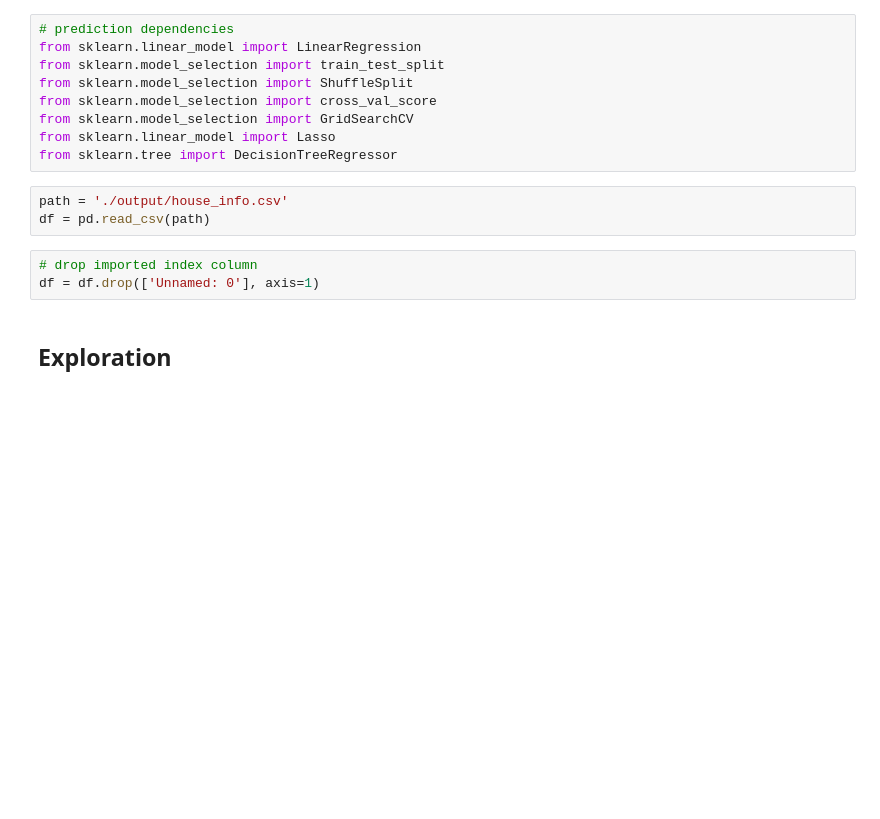
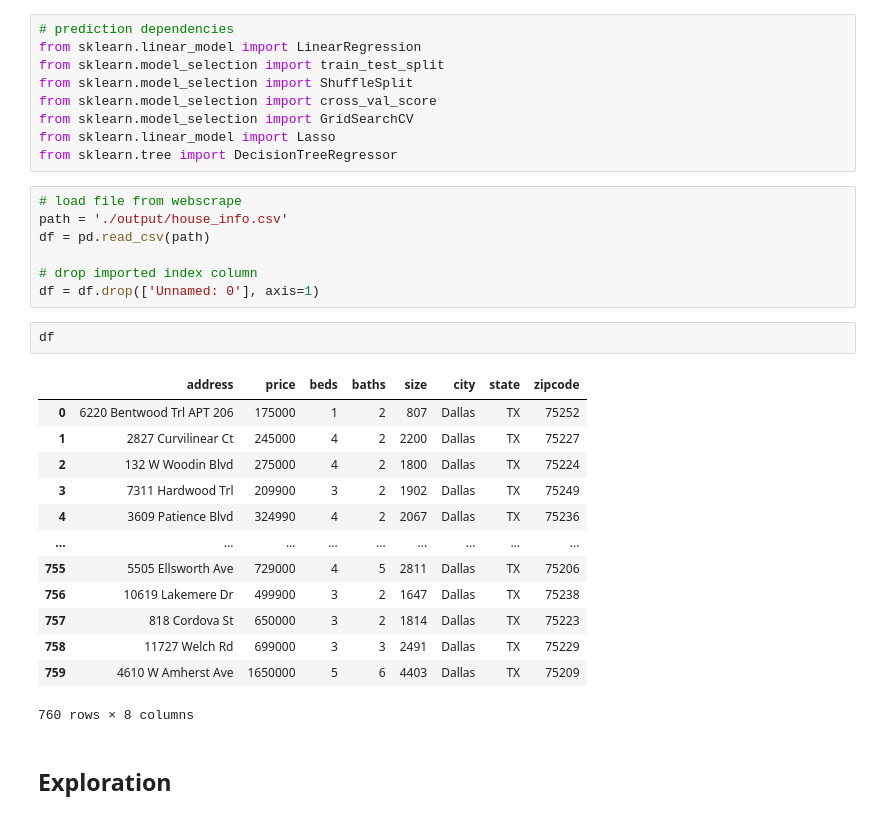
Before and after one commit to Mvhaynes/dallas-house-prices, a Jupyter notebook: dallas_housing_market.ipynb, the cells around one changed output. Cells and saved outputs as stored; diff of their text form; blank space fills up the shorter version.

```diff
--- a/dallas_housing_market.ipynb
+++ b/dallas_housing_market.ipynb
@@ -17,12 +17,29 @@ from sklearn.model_selection import cross_val_score
 from sklearn.model_selection import GridSearchCV
 from sklearn.linear_model import Lasso
 from sklearn.tree import DecisionTreeRegressor
-# %%
-path = './output/house_info.csv'
-df = pd.read_csv(path)
 # %%
+# load file from webscrape
+path = './output/house_info.csv'
+df = pd.read_csv(path)
+
 # drop imported index column
 df = df.drop(['Unnamed: 0'], axis=1)
+# %%
+df
+# %% [output]
+|  | address | price | beds | baths | size | city | state | zipcode |
+| 0 | 6220 Bentwood Trl APT 206 | 175000 | 1 | 2 | 807 | Dallas | TX | 75252 |
+| 1 | 2827 Curvilinear Ct | 245000 | 4 | 2 | 2200 | Dallas | TX | 75227 |
+| 2 | 132 W Woodin Blvd | 275000 | 4 | 2 | 1800 | Dallas | TX | 75224 |
+| 3 | 7311 Hardwood Trl | 209900 | 3 | 2 | 1902 | Dallas | TX | 75249 |
+| 4 | 3609 Patience Blvd | 324990 | 4 | 2 | 2067 | Dallas | TX | 75236 |
+| ... | ... | ... | ... | ... | ... | ... | ... | ... |
+| 755 | 5505 Ellsworth Ave | 729000 | 4 | 5 | 2811 | Dallas | TX | 75206 |
+| 756 | 10619 Lakemere Dr | 499900 | 3 | 2 | 1647 | Dallas | TX | 75238 |
+| 757 | 818 Cordova St | 650000 | 3 | 2 | 1814 | Dallas | TX | 75223 |
+| 758 | 11727 Welch Rd | 699000 | 3 | 3 | 2491 | Dallas | TX | 75229 |
+| 759 | 4610 W Amherst Ave | 1650000 | 5 | 6 | 4403 | Dallas | TX | 75209 |
+760 rows × 8 columns
 # %% [markdown]
 ## Exploration
 # %%
```
Also changed, not shown: parts of 4 cells of this notebook, 1 other file.
